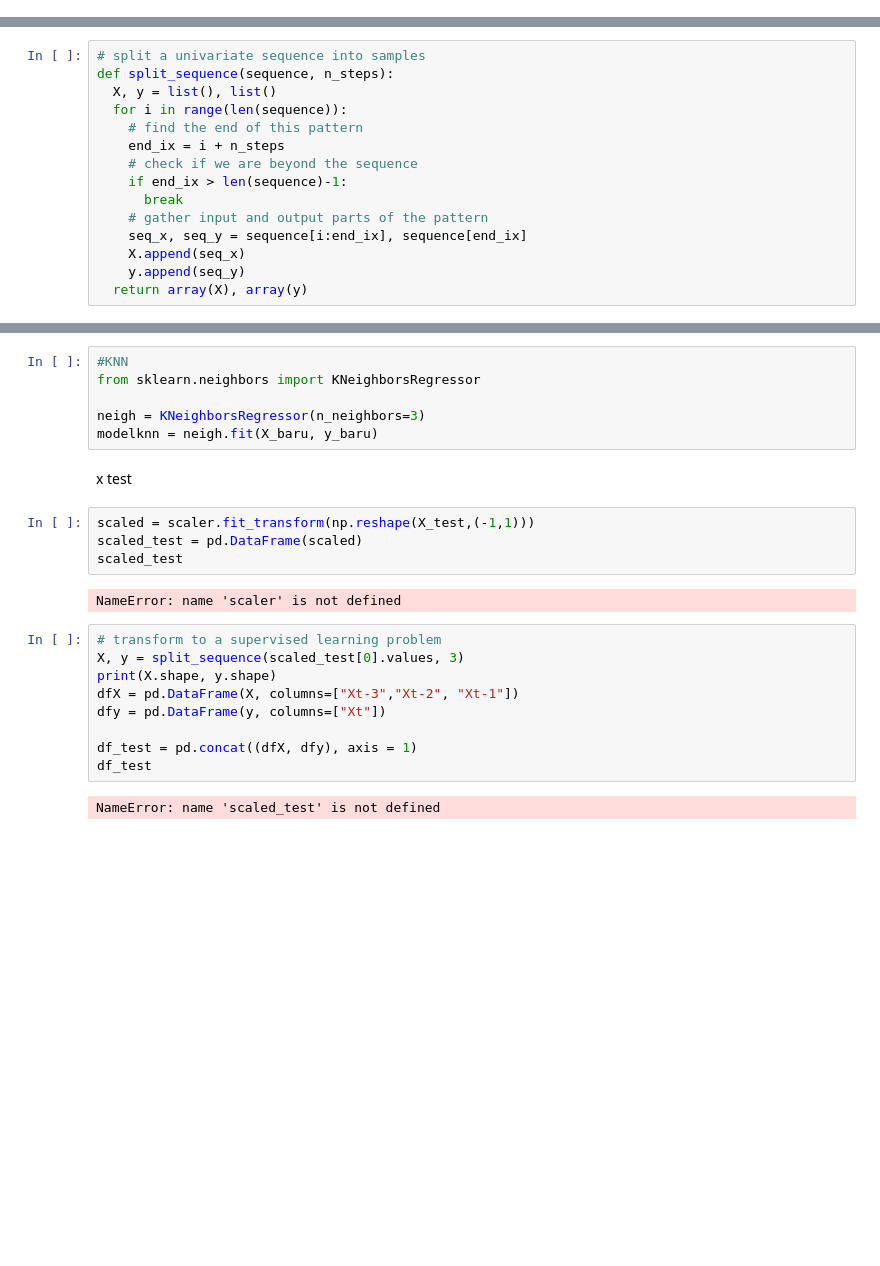
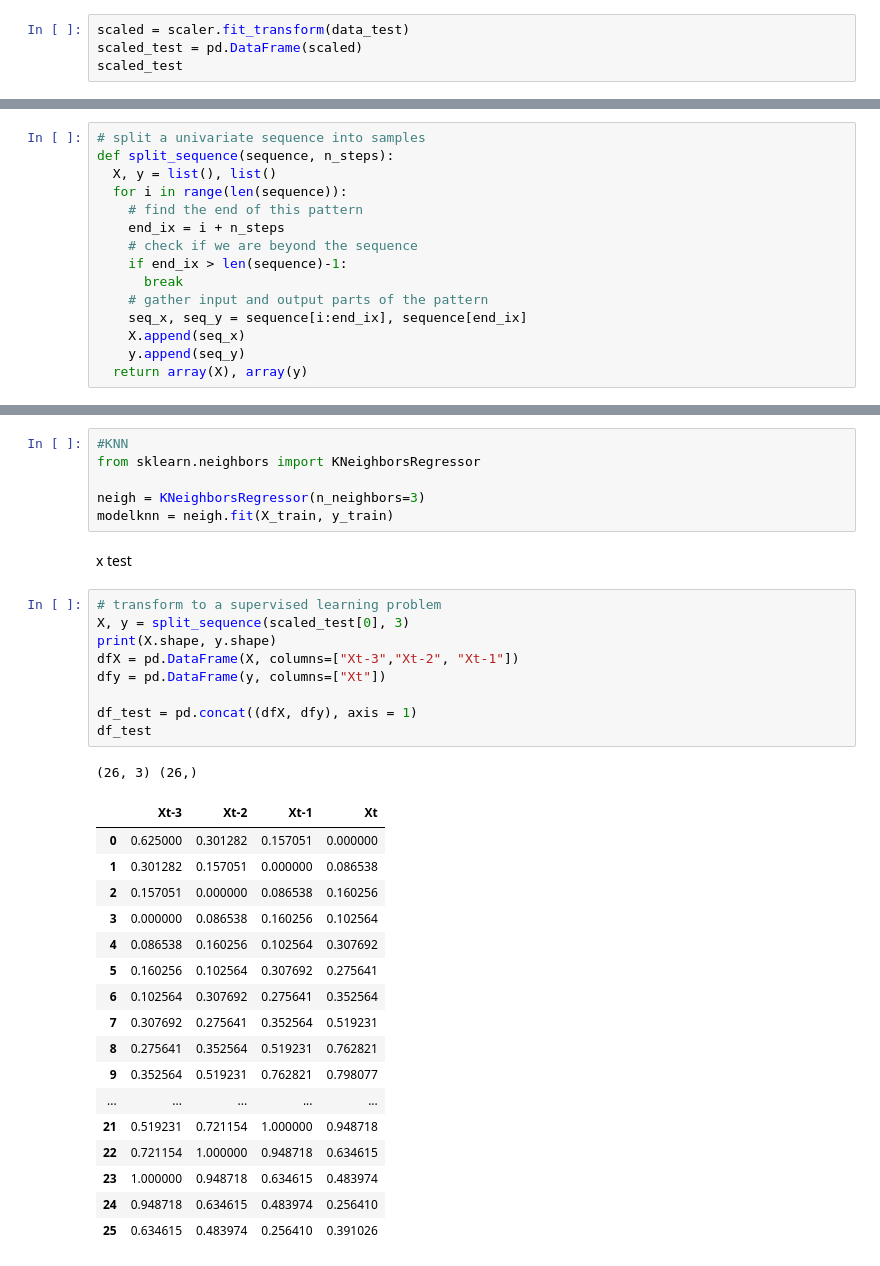
Before and after one commit to ABDHanifAzhari/kolaborasipro, a Jupyter notebook: peramalan.ipynb, the cells around one changed output, grey strips where cells are left out. Drawn from its saved outputs; the diff is of its cells as text; blank space fills up the shorter version.

```diff
--- a/peramalan.ipynb
+++ b/peramalan.ipynb
@@ -61 +62,5 @@ scaled_features
 115 rows × 1 columns
+# %%
+scaled = scaler.fit_transform(data_test)
+scaled_test = pd.DataFrame(scaled)
+scaled_test
@@ -119,23 +145,34 @@ y_baru = df.Xt
 from sklearn.neighbors import KNeighborsRegressor
 
 neigh = KNeighborsRegressor(n_neighbors=3)
-modelknn = neigh.fit(X_baru, y_baru)
+modelknn = neigh.fit(X_train, y_train)
 # %% [markdown]
 x test
-# %%
-scaled = scaler.fit_transform(np.reshape(X_test,(-1,1)))
-scaled_test = pd.DataFrame(scaled)
-scaled_test
-# %% [output]
-NameError: name 'scaler' is not defined
 # %%
 # transform to a supervised learning problem
-X, y = split_sequence(scaled_test[0].values, 3)
+X, y = split_sequence(scaled_test[0], 3)
 print(X.shape, y.shape)
 dfX = pd.DataFrame(X, columns=["Xt-3","Xt-2", "Xt-1"])
 dfy = pd.DataFrame(y, columns=["Xt"])
 
 df_test = pd.concat((dfX, dfy), axis = 1)
 df_test
 # %% [output]
-NameError: name 'scaled_test' is not defined
+(26, 3) (26,)
+|  | Xt-3 | Xt-2 | Xt-1 | Xt |
+| 0 | 0.625000 | 0.301282 | 0.157051 | 0.000000 |
+| 1 | 0.301282 | 0.157051 | 0.000000 | 0.086538 |
+| 2 | 0.157051 | 0.000000 | 0.086538 | 0.160256 |
+| 3 | 0.000000 | 0.086538 | 0.160256 | 0.102564 |
+| 4 | 0.086538 | 0.160256 | 0.102564 | 0.307692 |
+| 5 | 0.160256 | 0.102564 | 0.307692 | 0.275641 |
+| 6 | 0.102564 | 0.307692 | 0.275641 | 0.352564 |
+| 7 | 0.307692 | 0.275641 | 0.352564 | 0.519231 |
+| 8 | 0.275641 | 0.352564 | 0.519231 | 0.762821 |
+| 9 | 0.352564 | 0.519231 | 0.762821 | 0.798077 |
+| ... | ... | ... | ... | ... |
+| 21 | 0.519231 | 0.721154 | 1.000000 | 0.948718 |
+| 22 | 0.721154 | 1.000000 | 0.948718 | 0.634615 |
+| 23 | 1.000000 | 0.948718 | 0.634615 | 0.483974 |
+| 24 | 0.948718 | 0.634615 | 0.483974 | 0.256410 |
+| 25 | 0.634615 | 0.483974 | 0.256410 | 0.391026 |
```
Also changed, not shown: parts of 13 cells of this notebook.
